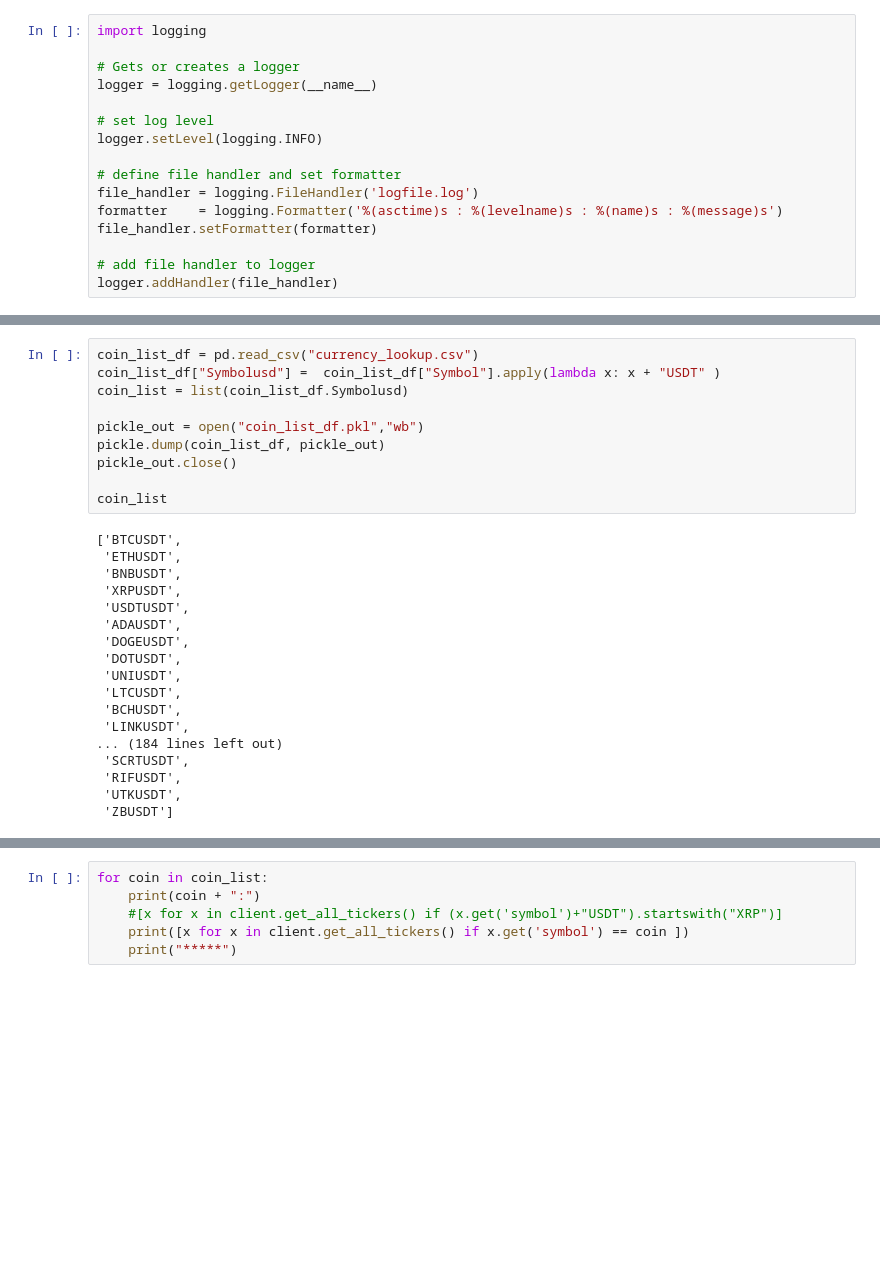
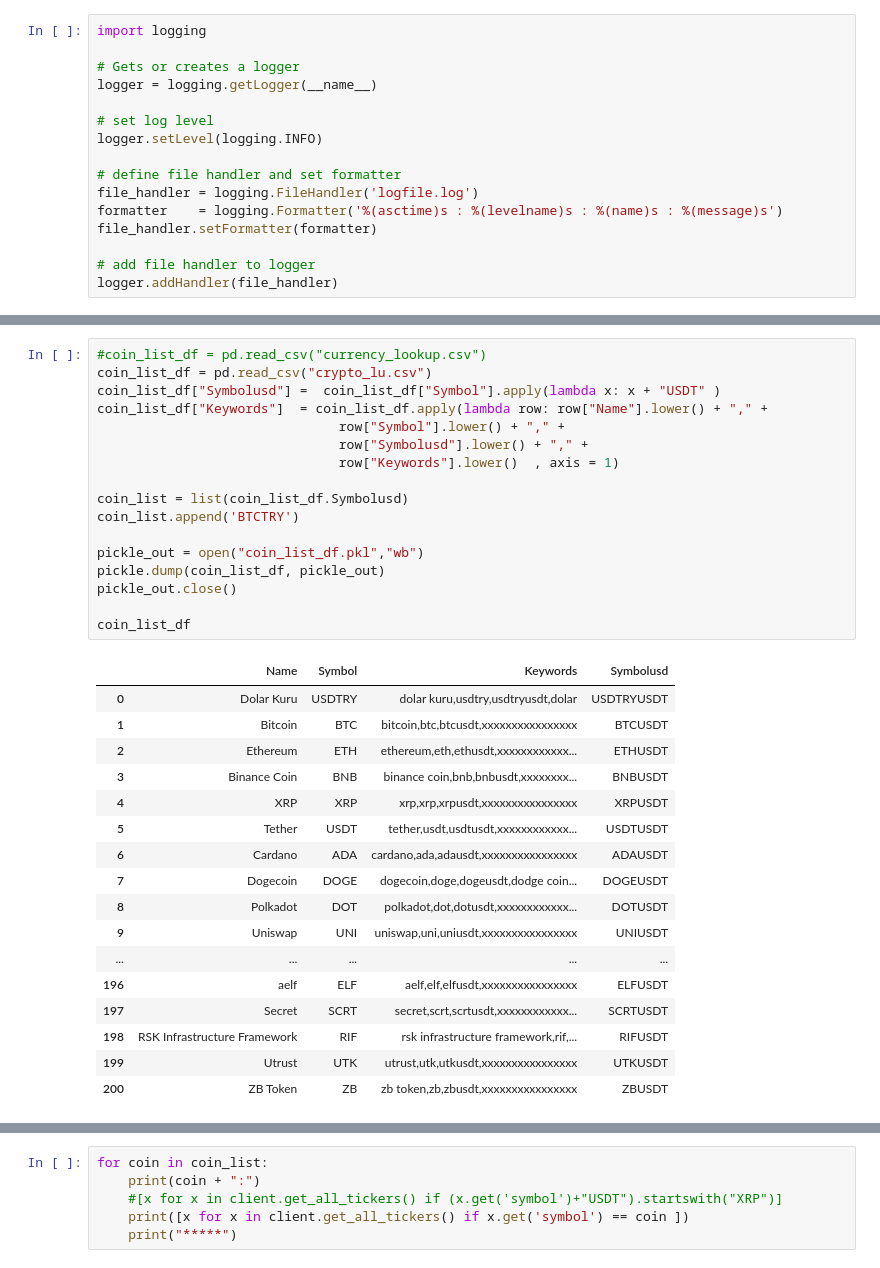
Before and after one commit to aalici/SmartCryptoSearchInTrends, a Jupyter notebook: binance_first.ipynb, the cells around one changed output, grey strips where cells are left out. Cells and saved outputs as stored; diff of their text form; blank space fills up the shorter version.

```diff
--- a/binance_first.ipynb
+++ b/binance_first.ipynb
@@ -89,28 +94,35 @@ None
 # %%
-coin_list_df = pd.read_csv("currency_lookup.csv")
+#coin_list_df = pd.read_csv("currency_lookup.csv")
+coin_list_df = pd.read_csv("crypto_lu.csv")
 coin_list_df["Symbolusd"] =  coin_list_df["Symbol"].apply(lambda x: x + "USDT" )
+coin_list_df["Keywords"]  = coin_list_df.apply(lambda row: row["Name"].lower() + "," +
+                               row["Symbol"].lower() + "," +
+                               row["Symbolusd"].lower() + "," +
+                               row["Keywords"].lower()  , axis = 1)
+
 coin_list = list(coin_list_df.Symbolusd)
+coin_list.append('BTCTRY')
 
 pickle_out = open("coin_list_df.pkl","wb")
 pickle.dump(coin_list_df, pickle_out)
 pickle_out.close()
 
-coin_list
+coin_list_df
 # %% [output]
-['BTCUSDT',
- 'ETHUSDT',
- 'BNBUSDT',
- 'XRPUSDT',
- 'USDTUSDT',
- 'ADAUSDT',
- 'DOGEUSDT',
- 'DOTUSDT',
- 'UNIUSDT',
- 'LTCUSDT',
- 'BCHUSDT',
- 'LINKUSDT',
-... (184 lines left out)
- 'SCRTUSDT',
- 'RIFUSDT',
- 'UTKUSDT',
- 'ZBUSDT']
+|  | Name | Symbol | Keywords | Symbolusd |
+| 0 | Dolar Kuru | USDTRY | dolar kuru,usdtry,usdtryusdt,dolar | USDTRYUSDT |
+| 1 | Bitcoin | BTC | bitcoin,btc,btcusdt,xxxxxxxxxxxxxxxx | BTCUSDT |
+| 2 | Ethereum | ETH | ethereum,eth,ethusdt,xxxxxxxxxxxx... | ETHUSDT |
+| 3 | Binance Coin | BNB | binance coin,bnb,bnbusdt,xxxxxxxx... | BNBUSDT |
+| 4 | XRP | XRP | xrp,xrp,xrpusdt,xxxxxxxxxxxxxxxx | XRPUSDT |
+| 5 | Tether | USDT | tether,usdt,usdtusdt,xxxxxxxxxxxx... | USDTUSDT |
+| 6 | Cardano | ADA | cardano,ada,adausdt,xxxxxxxxxxxxxxxx | ADAUSDT |
+| 7 | Dogecoin | DOGE | dogecoin,doge,dogeusdt,dodge coin... | DOGEUSDT |
+| 8 | Polkadot | DOT | polkadot,dot,dotusdt,xxxxxxxxxxxx... | DOTUSDT |
+| 9 | Uniswap | UNI | uniswap,uni,uniusdt,xxxxxxxxxxxxxxxx | UNIUSDT |
+| ... | ... | ... | ... | ... |
+| 196 | aelf | ELF | aelf,elf,elfusdt,xxxxxxxxxxxxxxxx | ELFUSDT |
+| 197 | Secret | SCRT | secret,scrt,scrtusdt,xxxxxxxxxxxx... | SCRTUSDT |
+| 198 | RSK Infrastructure Framework | RIF | rsk infrastructure framework,rif,... | RIFUSDT |
+| 199 | Utrust | UTK | utrust,utk,utkusdt,xxxxxxxxxxxxxxxx | UTKUSDT |
+| 200 | ZB Token | ZB | zb token,zb,zbusdt,xxxxxxxxxxxxxxxx | ZBUSDT |
```
Also changed, not shown: parts of 6 cells of this notebook, 7 other files.
